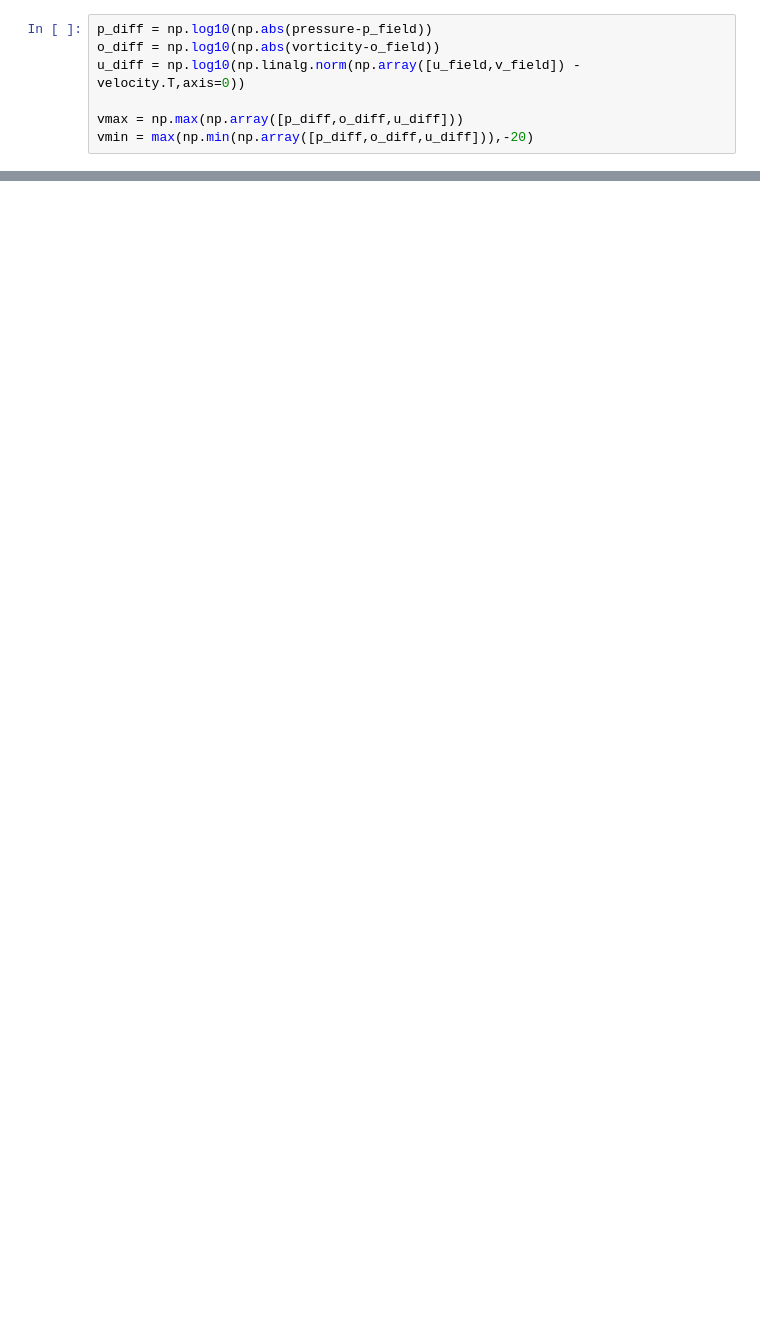
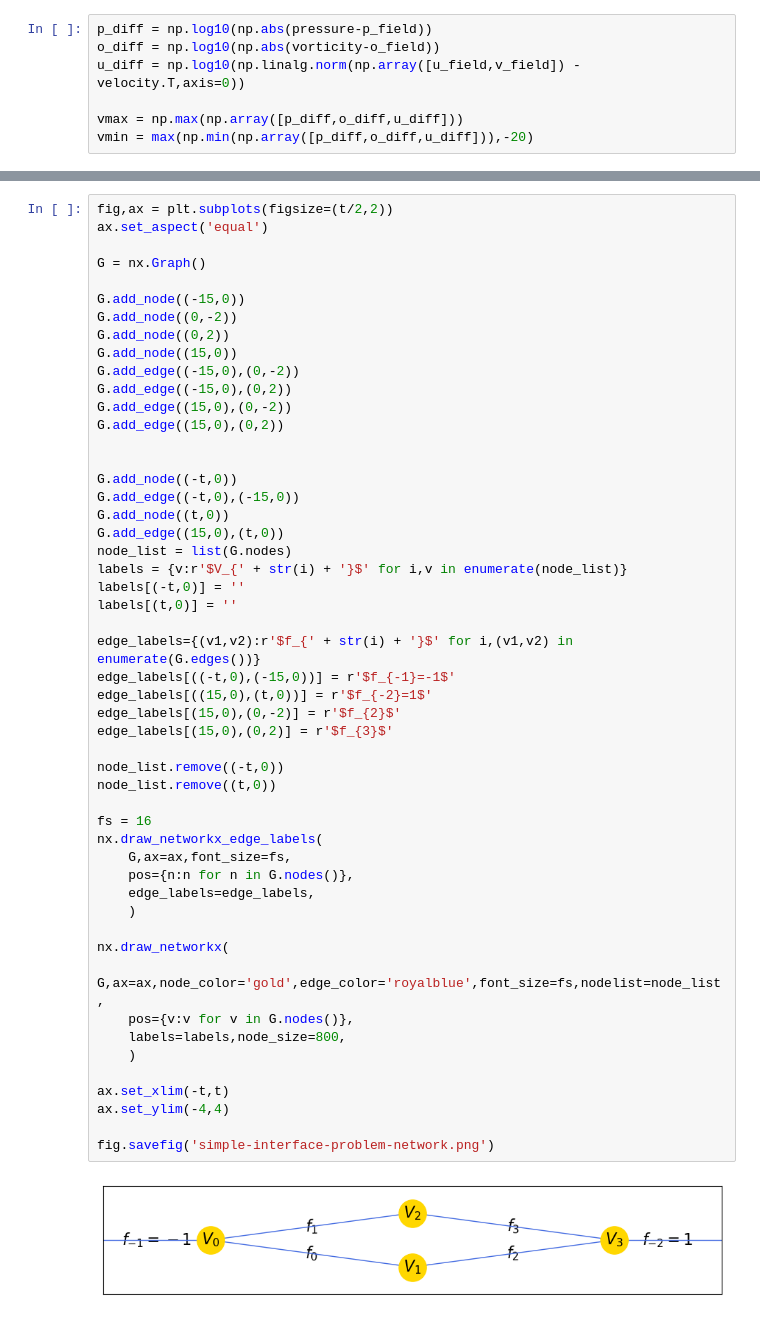
Before and after one commit to WangHaiYang874/stokes2d, a Jupyter notebook: exp2/demo.ipynb, the cells around one changed output, grey strips where cells are left out. Saved outputs shown, nothing was run; the diff lists cells and outputs as text; blank space fills up the shorter version.

```diff
--- a/exp2/demo.ipynb
+++ b/exp2/demo.ipynb
@@ -112,0 +207,53 @@ fig.colorbar(im1, cax=cbar_ax1)
+# %%
+fig,ax = plt.subplots(figsize=(t/2,2))
+ax.set_aspect('equal')
+
+G = nx.Graph()
+
+G.add_node((-15,0))
+G.add_node((0,-2))
+G.add_node((0,2))
+G.add_node((15,0))
+G.add_edge((-15,0),(0,-2))
+G.add_edge((-15,0),(0,2))
+G.add_edge((15,0),(0,-2))
+G.add_edge((15,0),(0,2))
+
+
+G.add_node((-t,0))
+G.add_edge((-t,0),(-15,0))
+G.add_node((t,0))
+G.add_edge((15,0),(t,0))
+node_list = list(G.nodes)
+labels = {v:r'$V_{' + str(i) + '}$' for i,v in enumerate(node_list)}
+labels[(-t,0)] = ''
+labels[(t,0)] = ''
+
+edge_labels={(v1,v2):r'$f_{' + str(i) + '}$' for i,(v1,v2) in enumerate(G.edges())}
+edge_labels[((-t,0),(-15,0))] = r'$f_{-1}=-1$'
+edge_labels[((15,0),(t,0))] = r'$f_{-2}=1$'
+edge_labels[(15,0),(0,-2)] = r'$f_{2}$'
+edge_labels[(15,0),(0,2)] = r'$f_{3}$'
+
+node_list.remove((-t,0))
+node_list.remove((t,0))
+
+fs = 16
+nx.draw_networkx_edge_labels(
+    G,ax=ax,font_size=fs,
+    pos={n:n for n in G.nodes()},
+    edge_labels=edge_labels,
+    )
+
+nx.draw_networkx(
+    G,ax=ax,node_color='gold',edge_color='royalblue',font_size=fs,nodelist=node_list,
+    pos={v:v for v in G.nodes()},
+    labels=labels,node_size=800,
+    )
+
+ax.set_xlim(-t,t)
+ax.set_ylim(-4,4)
+
+fig.savefig('simple-interface-problem-network.png')
+# %% [output]
+[figure, added]
```
Also changed, not shown: parts of 23 cells of this notebook, 24 other files.
